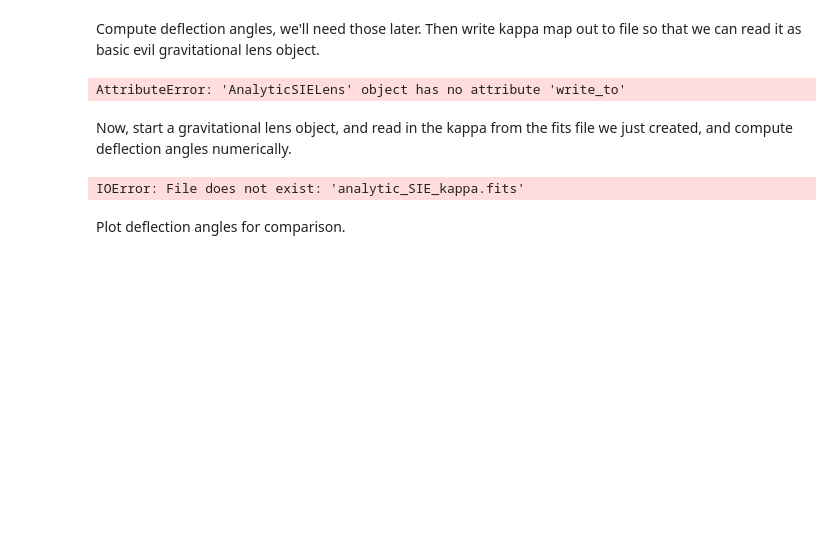
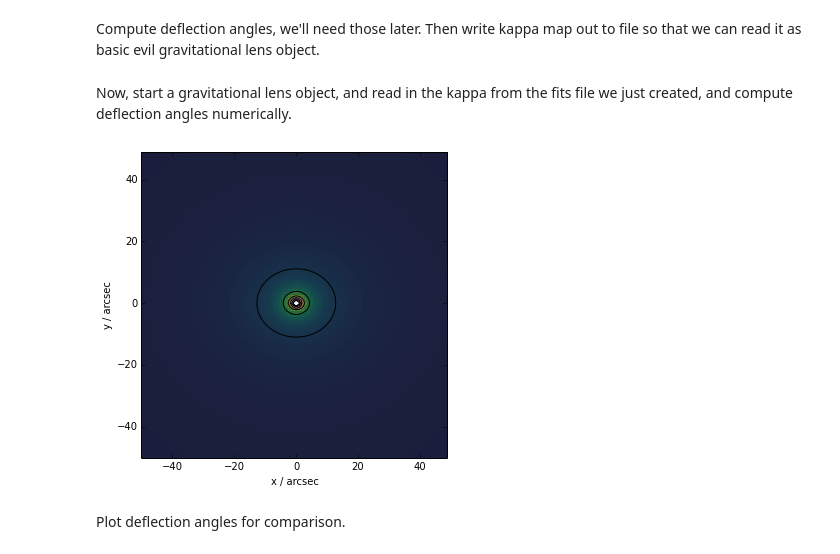
Before and after one commit to wmorning/EvilLens, a Jupyter notebook: DeflectionTest.ipynb, the cells around one changed output. Drawn from its saved outputs; the diff is of its cells as text; code cells hidden in the pictures; blank space fills up the shorter version.

```diff
--- a/DeflectionTest.ipynb
+++ b/DeflectionTest.ipynb
@@ -18,14 +18,12 @@ SIElensA.plot("kappa")
 Compute deflection angles, we'll need those later. Then write kappa map out to file so that we can read it as basic evil gravitational lens object.
 # %%
 SIElensA.deflect()
-SIElensA.write_to("analytic_SIE_kappa.fits")
+SIElensA.write_kappa_to("analytic_SIE_kappa.fits")
-# %% [output]
-AttributeError: 'AnalyticSIELens' object has no attribute 'write_to'
 # %% [markdown]
 Now, start a gravitational lens object, and read in the kappa from the fits file we just created, and compute deflection angles numerically.
 # %%
 SIElensB = evil.GravitationalLens(0.4,1.5)
 SIElensB.read_kappa_from("analytic_SIE_kappa.fits")
-SIElensB.deflect()
+SIElensB.plot("kappa")
 # %% [output]
-IOError: File does not exist: 'analytic_SIE_kappa.fits'
+[figure, added]
```
Also changed, not shown: parts of 4 cells of this notebook, 3 other files.
